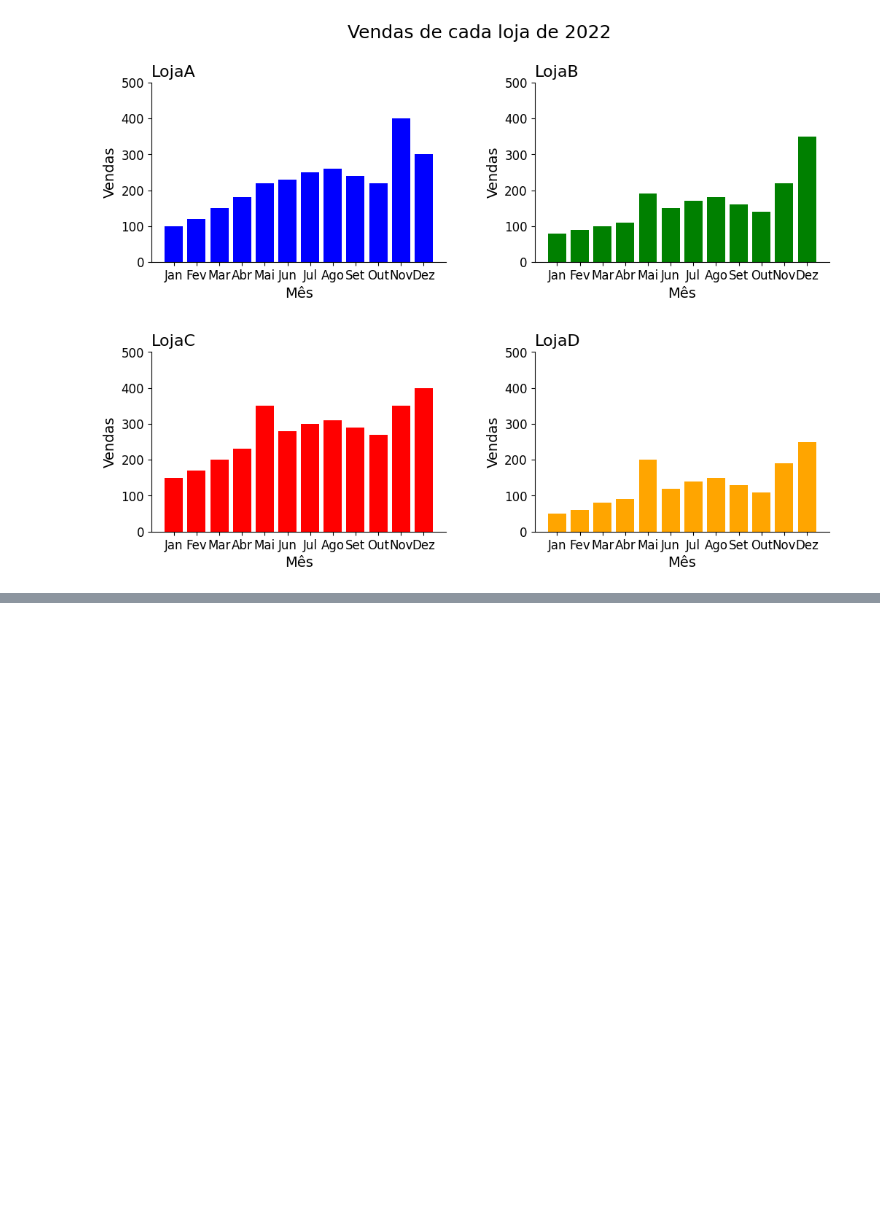
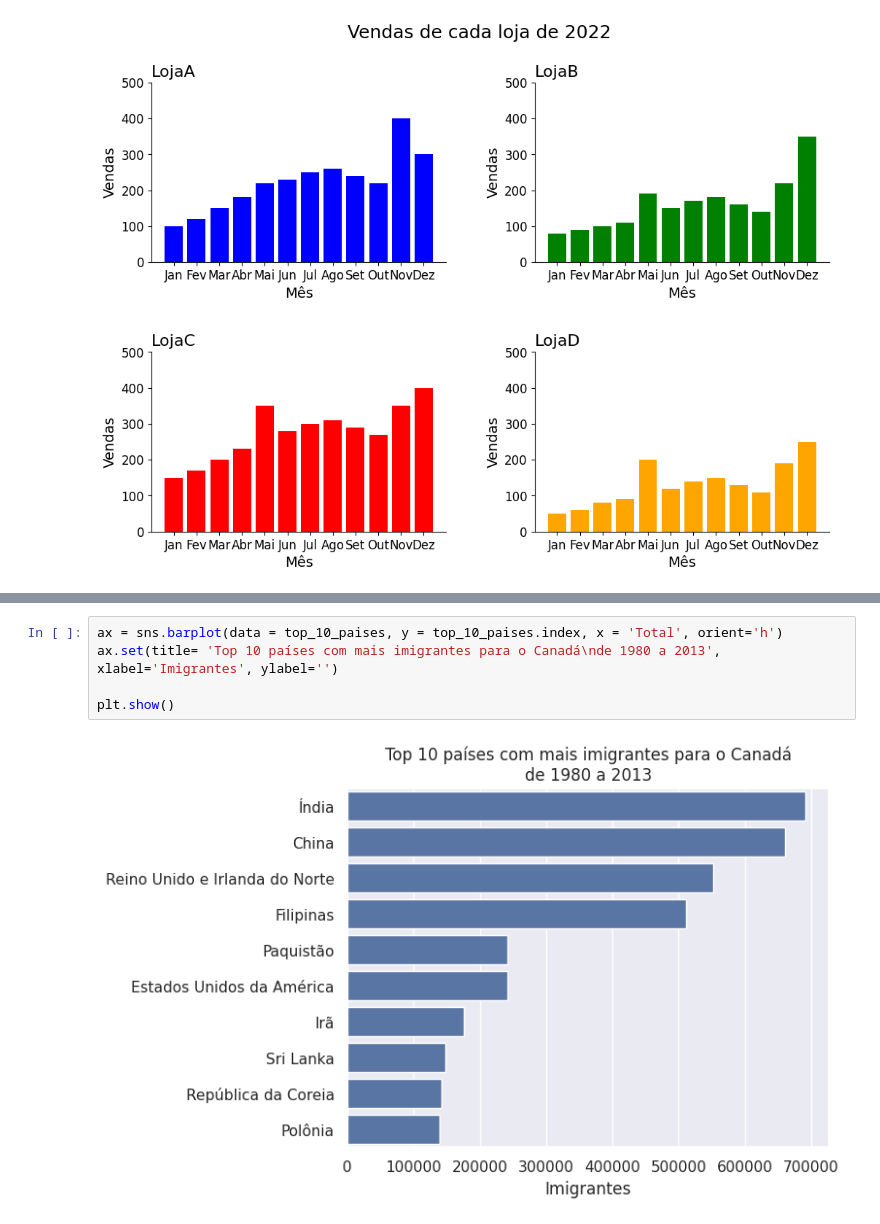
Before and after one commit to cauancalmeida/Data_Science_studies, a Jupyter notebook: Data_Visualization.ipynb, the cells around one changed output, grey strips where cells are left out. Drawn from its saved outputs; the diff is of its cells as text; blank space fills up the shorter version.

```diff
--- a/Data_Visualization.ipynb
+++ b/Data_Visualization.ipynb
@@ -498,0 +532,7 @@ plt.show()
+# %%
+ax = sns.barplot(data = top_10_paises, y = top_10_paises.index, x = 'Total', orient='h')
+ax.set(title= 'Top 10 países com mais imigrantes para o Canadá\nde 1980 a 2013', xlabel='Imigrantes', ylabel='')
+
+plt.show()
+# %% [output]
+[figure, added]
```
Also changed, not shown: parts of 25 cells of this notebook.
